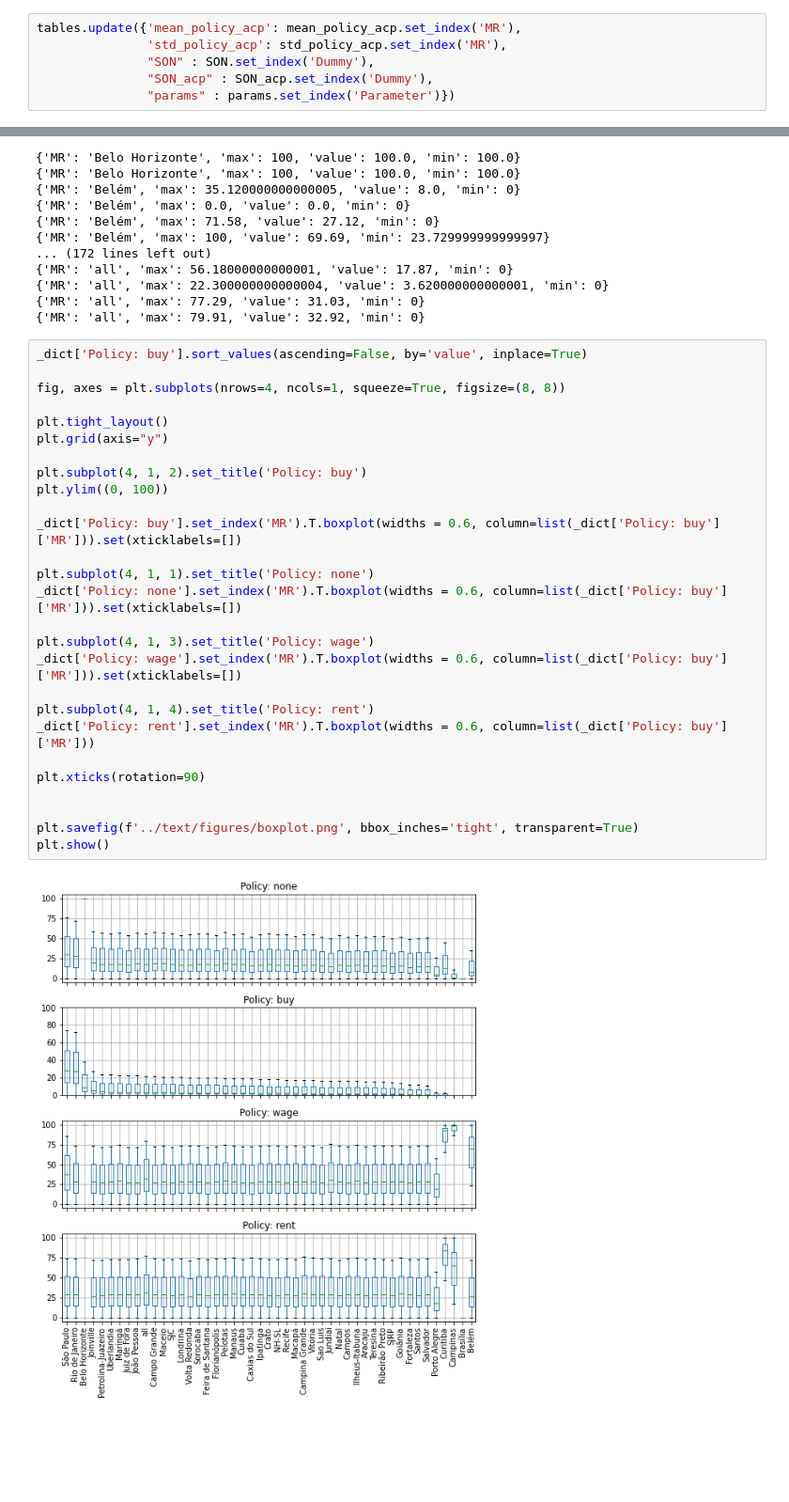
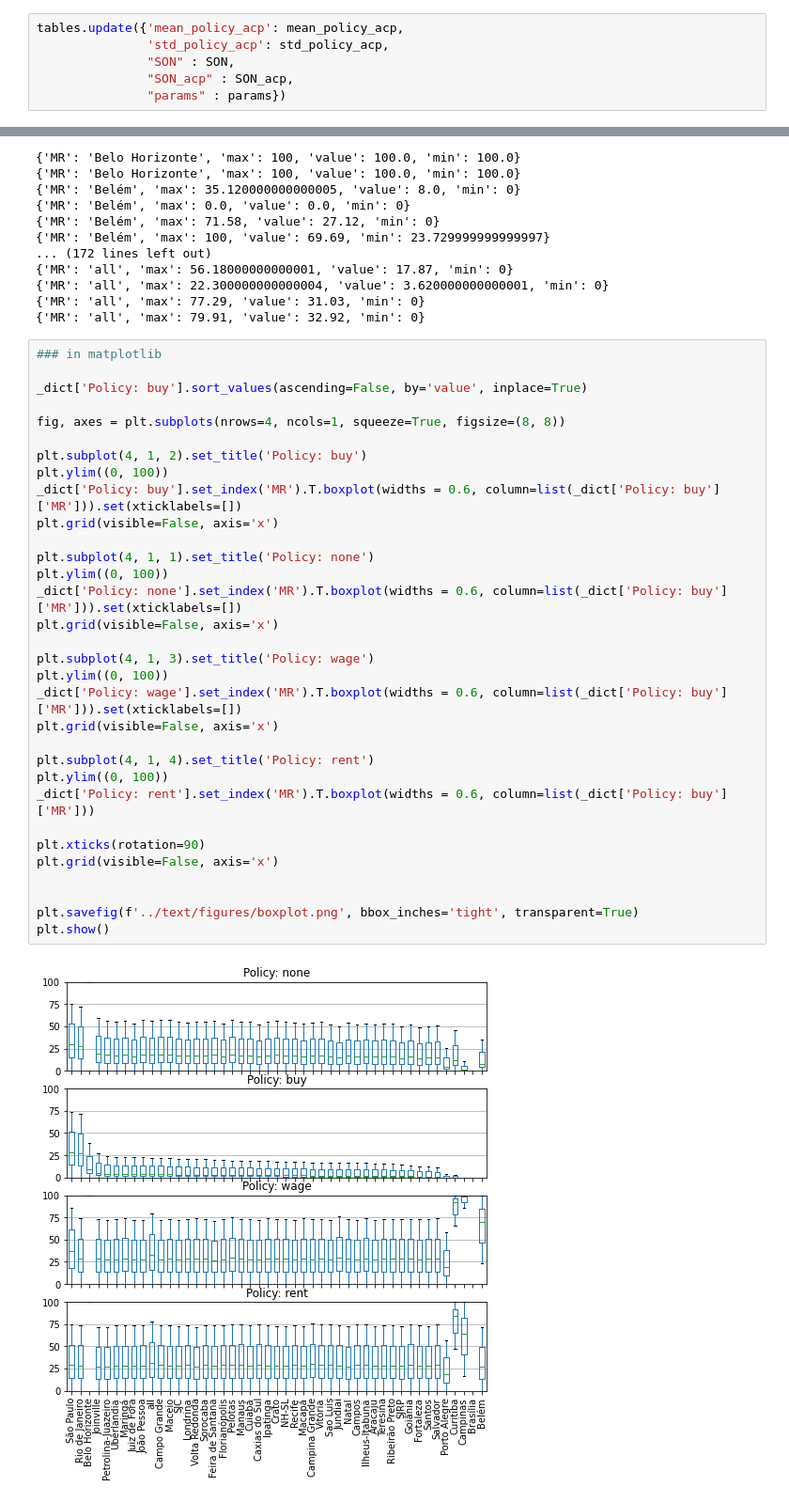
Before and after one commit to BAFurtado/MLsimulatesABMtowardsPolicy_outdated, a Jupyter notebook: analysis/Tables.ipynb, the cells around one changed output, grey strips where cells are left out. Shown at 94% size. Cells and saved outputs as stored; diff of their text form; blank space fills up the shorter version.

Commit message:
Boxplot figure done

```diff
--- a/analysis/Tables.ipynb
+++ b/analysis/Tables.ipynb
@@ -335,9 +343,9 @@ params
 # %%
-tables.update({'mean_policy_acp': mean_policy_acp.set_index('MR'),
-               'std_policy_acp': std_policy_acp.set_index('MR'),
-               "SON" : SON.set_index('Dummy'),
-               "SON_acp" : SON_acp.set_index('Dummy'),
-               "params" : params.set_index('Parameter')})
+tables.update({'mean_policy_acp': mean_policy_acp,
+               'std_policy_acp': std_policy_acp,
+               "SON" : SON,
+               "SON_acp" : SON_acp,
+               "params" : params})
 # %%
 tables
 # %% [output]
@@ -512,31 +520,36 @@ _dict['Policy: buy'].sort_values(ascending=False, by='value', inplace=True)
 {'MR': 'all', 'max': 77.29, 'value': 31.03, 'min': 0}
 {'MR': 'all', 'max': 79.91, 'value': 32.92, 'min': 0}
 # %%
+### in matplotlib
+
 _dict['Policy: buy'].sort_values(ascending=False, by='value', inplace=True)
 
 fig, axes = plt.subplots(nrows=4, ncols=1, squeeze=True, figsize=(8, 8))
 
-plt.tight_layout()
-plt.grid(axis="y")
-
 plt.subplot(4, 1, 2).set_title('Policy: buy')
 plt.ylim((0, 100))
-
 _dict['Policy: buy'].set_index('MR').T.boxplot(widths = 0.6, column=list(_dict['Policy: buy']['MR'])).set(xticklabels=[])
+plt.grid(visible=False, axis='x')
 
 plt.subplot(4, 1, 1).set_title('Policy: none')
+plt.ylim((0, 100))
 _dict['Policy: none'].set_index('MR').T.boxplot(widths = 0.6, column=list(_dict['Policy: buy']['MR'])).set(xticklabels=[])
+plt.grid(visible=False, axis='x')
 
 plt.subplot(4, 1, 3).set_title('Policy: wage')
+plt.ylim((0, 100))
 _dict['Policy: wage'].set_index('MR').T.boxplot(widths = 0.6, column=list(_dict['Policy: buy']['MR'])).set(xticklabels=[])
+plt.grid(visible=False, axis='x')
 
 plt.subplot(4, 1, 4).set_title('Policy: rent')
+plt.ylim((0, 100))
 _dict['Policy: rent'].set_index('MR').T.boxplot(widths = 0.6, column=list(_dict['Policy: buy']['MR']))
 
 plt.xticks(rotation=90)
+plt.grid(visible=False, axis='x')
 
 
 plt.savefig(f'../text/figures/boxplot.png', bbox_inches='tight', transparent=True)
 plt.show()
 # %% [output]
-[figure, old version]
+[figure, new version]
```
Also changed, not shown: parts of 5 cells of this notebook, 7 other files.
